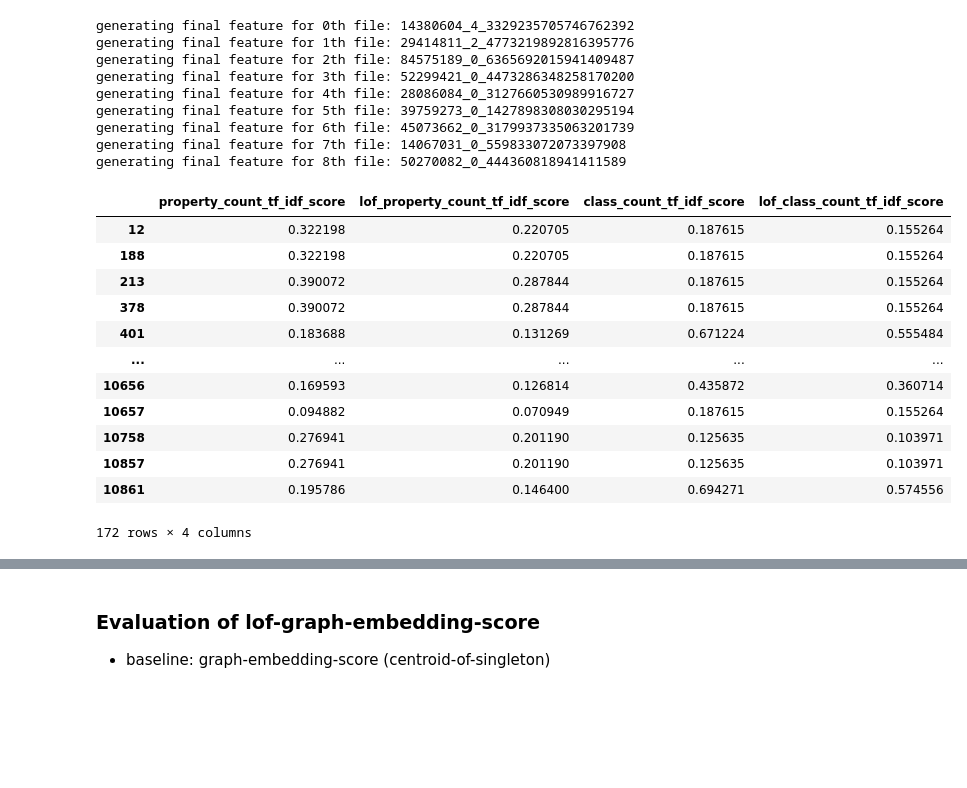
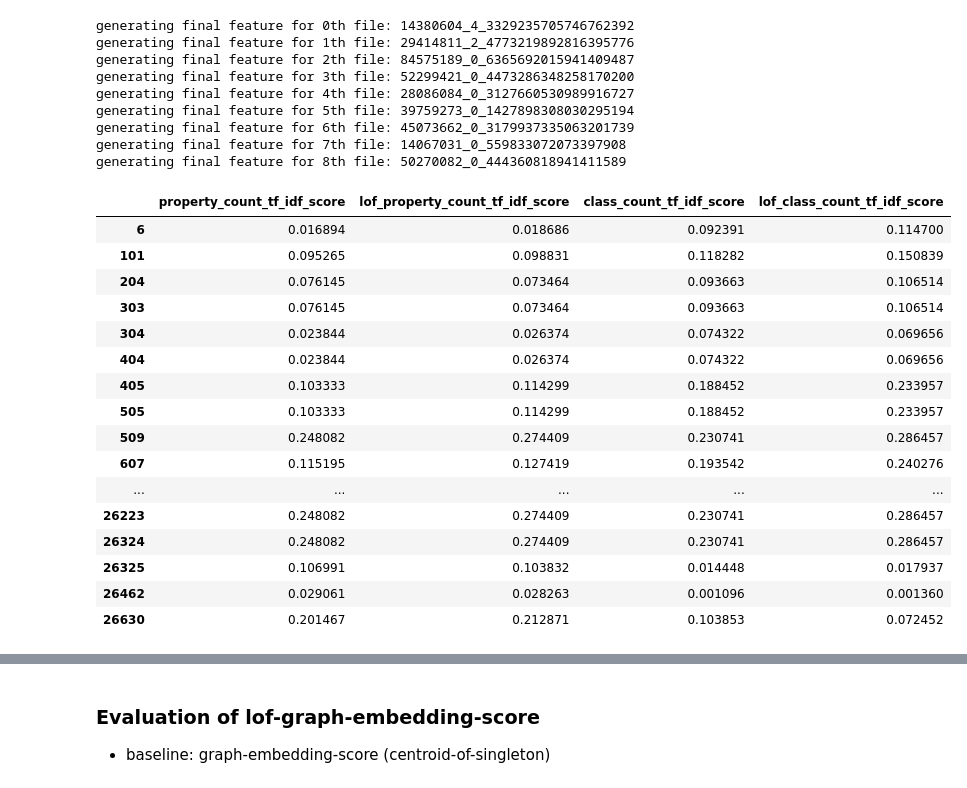
Before and after one commit to rijulvohra/table-linker-pipelines, a Jupyter notebook: fuzzy-augmented-match-centroid-pipeline/lof-feature-generation-dev.ipynb, the cells around one changed output, grey strips where cells are left out. Cells and saved outputs as stored; diff of their text form; code cells hidden in the pictures; blank space fills up the shorter version.

```diff
--- a/fuzzy-augmented-match-centroid-pipeline/lof-feature-generation-dev.ipynb
+++ b/fuzzy-augmented-match-centroid-pipeline/lof-feature-generation-dev.ipynb
@@ -3,7 +3,7 @@ import pandas as pd
 import numpy as np
 import os
 
-# pd.set_option('display.max_rows', None)
+pd.set_option('display.max_rows', None)
 pd.set_option('display.max_columns', None)
 # pd.set_option('display.width', None)
 pd.set_option('display.max_colwidth', None)
@@ -198,26 +198,30 @@ generating final feature for 8th file: 50270082_0_444360818941411589
 #     -o cos_property_count_tf_idf_score \
 # %%
 # check final feature files
-fid = '84575189_0_6365692015941409487'
+fid = '28086084_0_3127660530989916727'
 final_feature_df = pd.read_csv(f'{HOME_DIR}/final-features/{fid}.csv')
 final_feature_df[final_feature_df['evaluation_label'] == 1].loc[:, [
     'property_count_tf_idf_score', 'lof_property_count_tf_idf_score',
     'class_count_tf_idf_score', 'lof_class_count_tf_idf_score'
 ]]
 # %% [output]
 |  | property_count_tf_idf_score | lof_property_count_tf_idf_score | class_count_tf_idf_score | lof_class_count_tf_idf_score |
-| 12 | 0.322198 | 0.220705 | 0.187615 | 0.155264 |
-| 188 | 0.322198 | 0.220705 | 0.187615 | 0.155264 |
-| 213 | 0.390072 | 0.287844 | 0.187615 | 0.155264 |
-| 378 | 0.390072 | 0.287844 | 0.187615 | 0.155264 |
-| 401 | 0.183688 | 0.131269 | 0.671224 | 0.555484 |
+| 6 | 0.016894 | 0.018686 | 0.092391 | 0.114700 |
+| 101 | 0.095265 | 0.098831 | 0.118282 | 0.150839 |
+| 204 | 0.076145 | 0.073464 | 0.093663 | 0.106514 |
+| 303 | 0.076145 | 0.073464 | 0.093663 | 0.106514 |
+| 304 | 0.023844 | 0.026374 | 0.074322 | 0.069656 |
+| 404 | 0.023844 | 0.026374 | 0.074322 | 0.069656 |
+| 405 | 0.103333 | 0.114299 | 0.188452 | 0.233957 |
+| 505 | 0.103333 | 0.114299 | 0.188452 | 0.233957 |
+| 509 | 0.248082 | 0.274409 | 0.230741 | 0.286457 |
+| 607 | 0.115195 | 0.127419 | 0.193542 | 0.240276 |
 | ... | ... | ... | ... | ... |
-| 10656 | 0.169593 | 0.126814 | 0.435872 | 0.360714 |
-| 10657 | 0.094882 | 0.070949 | 0.187615 | 0.155264 |
-| 10758 | 0.276941 | 0.201190 | 0.125635 | 0.103971 |
-| 10857 | 0.276941 | 0.201190 | 0.125635 | 0.103971 |
-| 10861 | 0.195786 | 0.146400 | 0.694271 | 0.574556 |
+| 26223 | 0.248082 | 0.274409 | 0.230741 | 0.286457 |
+| 26324 | 0.248082 | 0.274409 | 0.230741 | 0.286457 |
+| 26325 | 0.106991 | 0.103832 | 0.014448 | 0.017937 |
+| 26462 | 0.029061 | 0.028263 | 0.001096 | 0.001360 |
+| 26630 | 0.201467 | 0.212871 | 0.103853 | 0.072452 |
-172 rows × 4 columns
 # %%
 len(final_feature_df.groupby(['column', 'row']))
 # %% [output]
```
Also changed, not shown: parts of 5 cells of this notebook, 3 other files.
